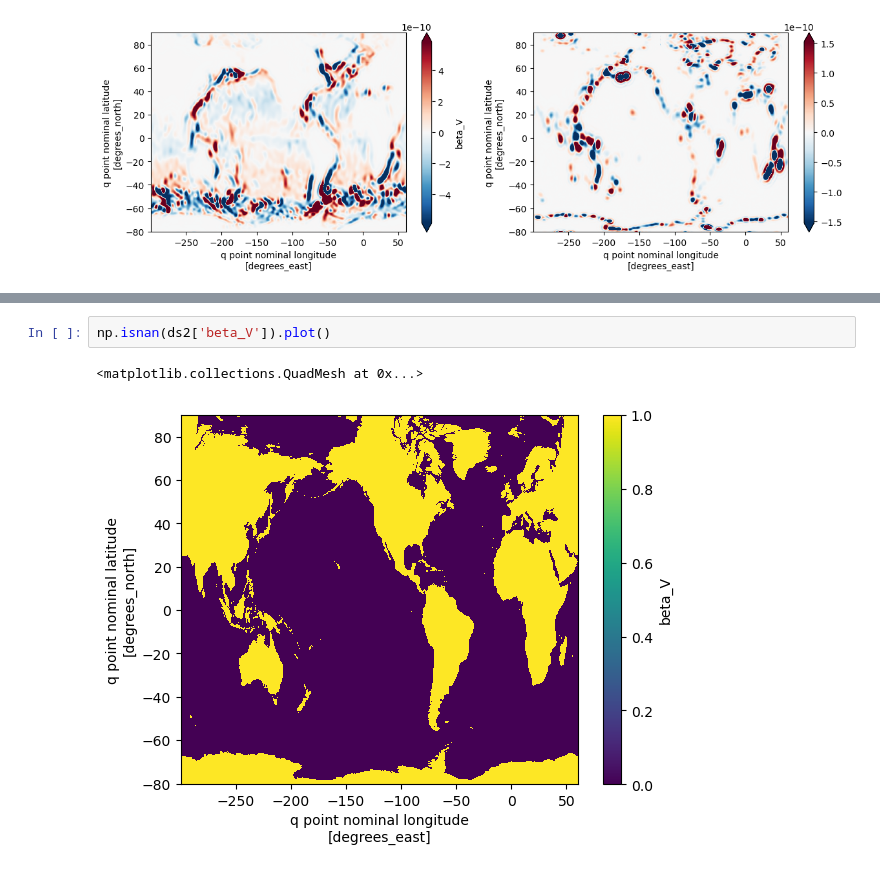
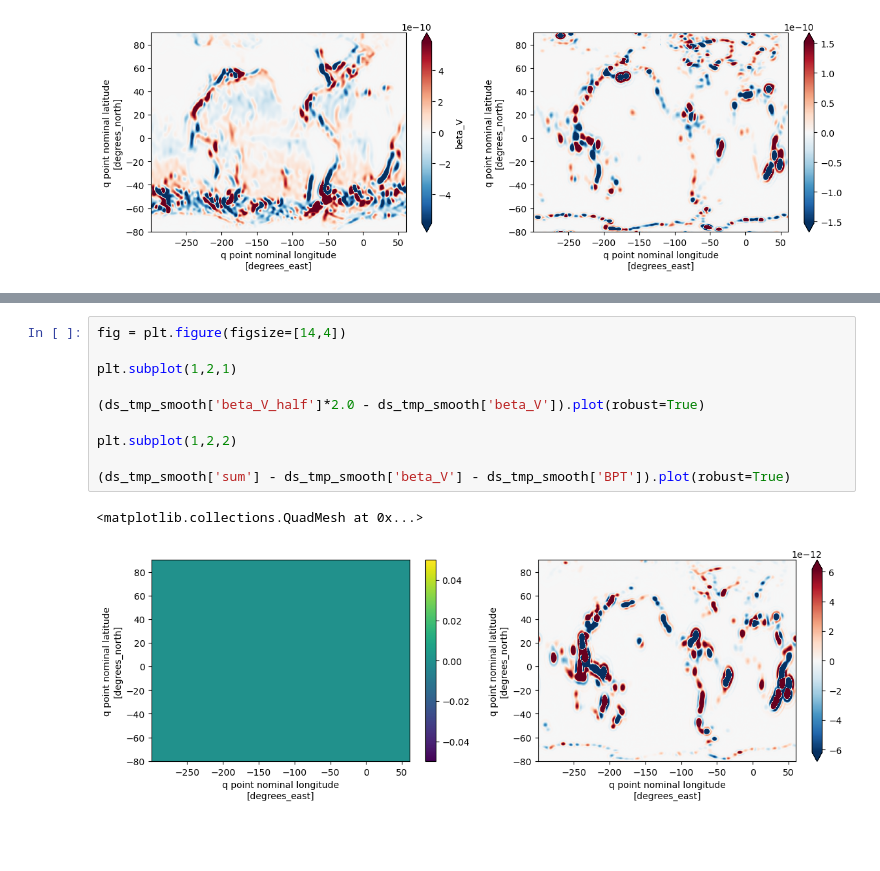
Before and after one commit to hmkhatri/Barotropic_Vorticity_Analysis_GCM, a Jupyter notebook: Analysis/Vorticity-gcm-filters.ipynb, the cells around one changed output, grey strips where cells are left out. Drawn from its saved outputs; the diff is of its cells as text; blank space fills up the shorter version.

```diff
--- a/Analysis/Vorticity-gcm-filters.ipynb
+++ b/Analysis/Vorticity-gcm-filters.ipynb
@@ -162,5 +178,13 @@ np.isnan(tmp['beta_V']).plot()
 # %%
-np.isnan(ds2['beta_V']).plot()
+fig = plt.figure(figsize=[14,4])
+
+plt.subplot(1,2,1)
+
+(ds_tmp_smooth['beta_V_half']*2.0 - ds_tmp_smooth['beta_V']).plot(robust=True)
+
+plt.subplot(1,2,2)
+
+(ds_tmp_smooth['sum'] - ds_tmp_smooth['beta_V'] - ds_tmp_smooth['BPT']).plot(robust=True)
 # %% [output]
 <matplotlib.collections.QuadMesh at 0x...>
-[figure, old version]
+[figure, new version]
```
Also changed, not shown: parts of 4 cells of this notebook.
